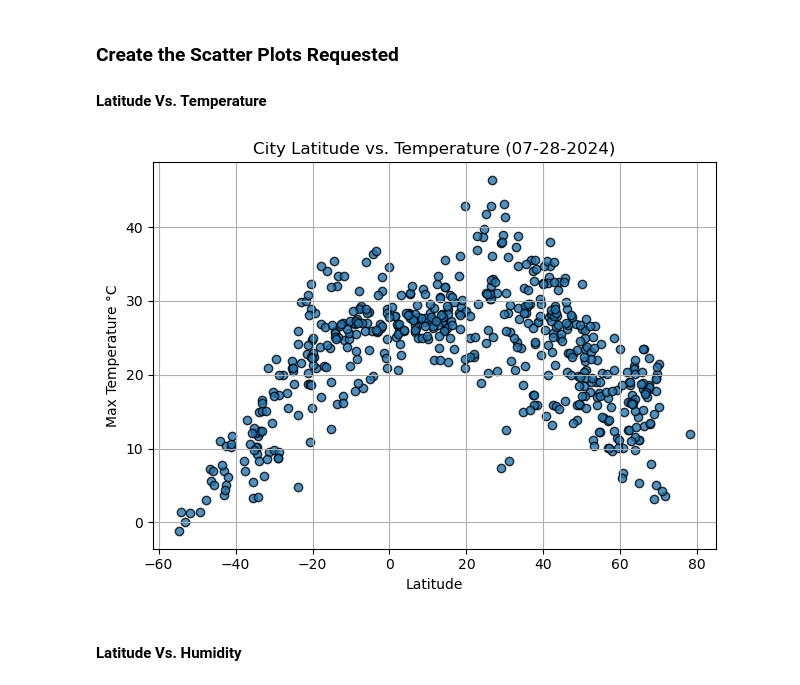
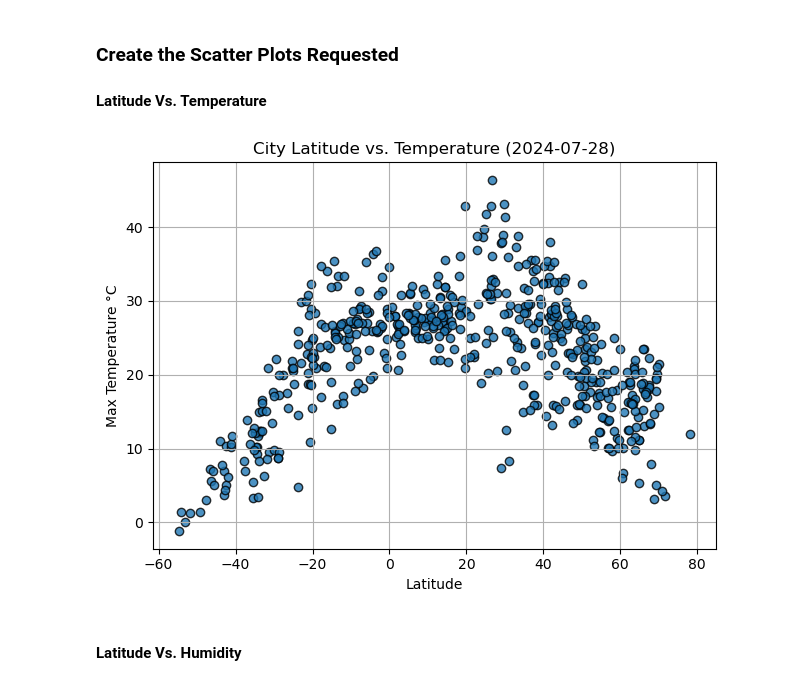
Before and after one commit to mritguru911/python-api-challenge, a Jupyter notebook: WeatherPy/WeatherPy.ipynb, the cells around one changed output. Saved outputs shown, nothing was run; the diff lists cells and outputs as text; code cells hidden in the pictures.

```diff
--- a/WeatherPy/WeatherPy.ipynb
+++ b/WeatherPy/WeatherPy.ipynb
@@ -194,22 +194,22 @@ city_data_df.head()
 # %%
 # Build scatter plot for latitude vs. temperature
 plt.scatter(city_data_df["Lat"], city_data_df["Max Temp"], alpha=.8, edgecolors="k")
 
 #Format date
 date = datetime.now()
-date = date.strftime("%m-%d-%Y")
+date = date.strftime("%Y-%m-%d")
 
 # Incorporate the other graph properties
 plt.grid()
 plt.xlabel("Latitude")
 plt.ylabel("Max Temperature °C")
 plt.title(f"City Latitude vs. Temperature ({date})")
 plt.tight_layout()
 
 # Save the figure
 plt.savefig("../output_data/Fig1.png")
 
 # Show plot
 plt.show()
 # %% [output]
-[figure, old version]
+[figure, new version]
```
Also changed, not shown: parts of 19 cells of this notebook.
